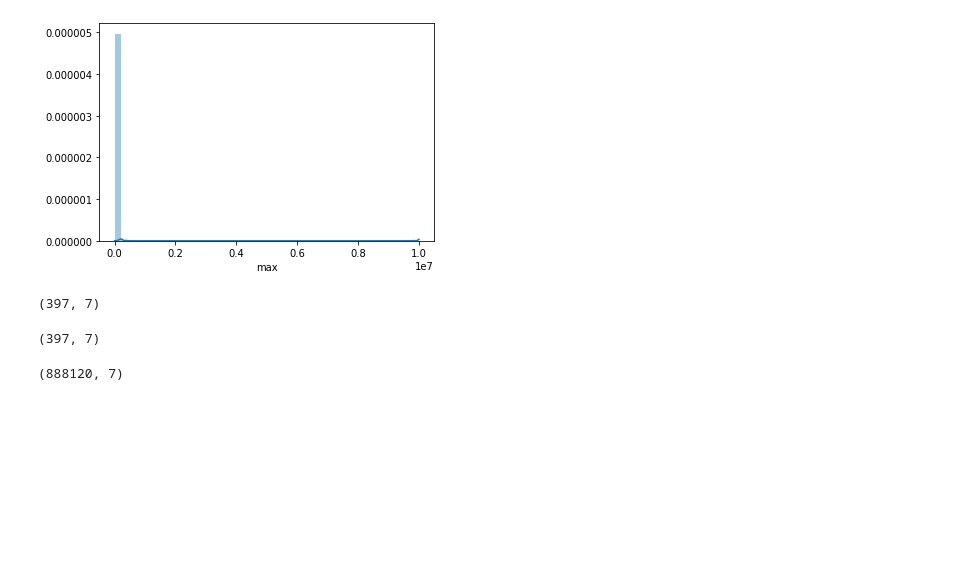
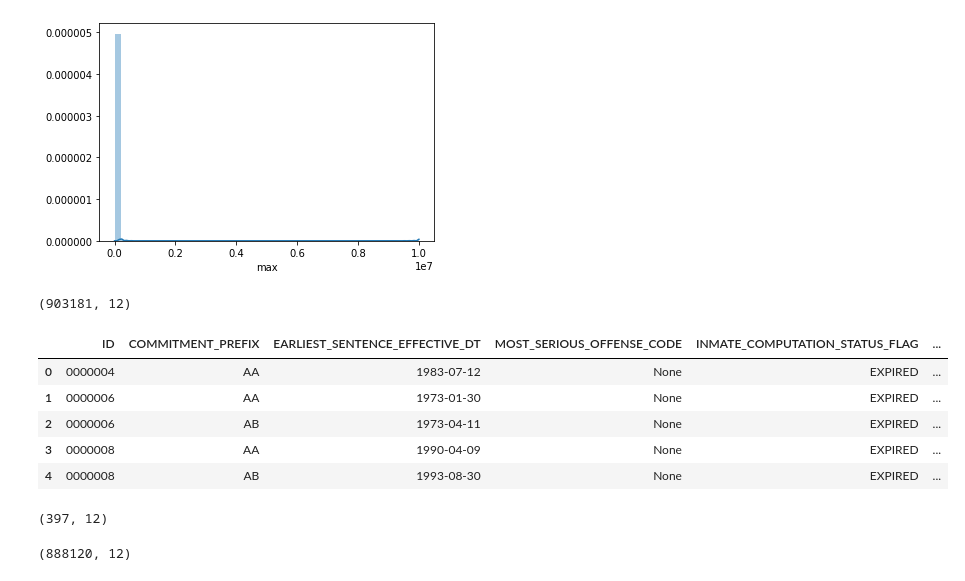
Before and after one commit to christi-liongson/covid_decarceration, a Jupyter notebook: files/build_dataset.ipynb, the cells around one changed output. Saved outputs shown, nothing was run; the diff lists cells and outputs as text; code cells hidden in the pictures; blank space fills up the shorter version.

Commit message:
added recidivism flag

```diff
--- a/files/build_dataset.ipynb
+++ b/files/build_dataset.ipynb
@@ -49,9 +49,23 @@ query_sentence_comp = '''
 
 sentence_compute_small = qd.query_db_notebook(conn,query_sentence_comp)
 
+
+query_inmt_profile = '''
+                    SELECT
+                        INMATE_DOC_NUMBER as ID,
+                        INMATE_RECORD_STATUS_CODE,
+                        INMATE_ADMIN_STATUS_CODE,
+                        DATE_OF_LAST_INMATE_MOVEMENT,
+                        TYPE_OF_LAST_INMATE_MOVEMENT,
+                        CURRENT_COMMITMENT_PREFIX
+                    FROM INMT4AA1;
+                    '''
+
+inmt_profile = qd.query_db_notebook(conn,query_inmt_profile)
 conn.close
 
 data = court_small.merge(sentence_compute_small, on=['ID','COMMITMENT_PREFIX'], how='outer')
+data = data.merge(inmt_profile, on=['ID'], how = 'left')
 
 stop = datetime.datetime.now()
 print("Time Elapsed:", stop - start)
@@ -385,11 +399,19 @@ merged = dataset_A.merge(dataset_B, how='inner', on=['ID', 'COMMITMENT_PREFIX'])
 
 # Figuring out which sentences never ended (e.g. life imprsonment) but are inactive
 # might be a bit harder...
-# %%
-data_weird_enddate = data[(data['END_DATE']=='0001-01-01') & (data['PROJ_END_DATE']=='0001-01-01') ]
-data_weird_enddate.shape
-# %% [output]
-(397, 7)
+# %%
+data.shape
+# %% [output]
+(903181, 12)
+# %%
+data.head()
+# %% [output]
+|  | ID | COMMITMENT_PREFIX | EARLIEST_SENTENCE_EFFECTIVE_DT | MOST_SERIOUS_OFFENSE_CODE | INMATE_COMPUTATION_STATUS_FLAG | ... |
+| 0 | 0000004 | AA | 1983-07-12 | None | EXPIRED | ... |
+| 1 | 0000006 | AA | 1973-01-30 | None | EXPIRED | ... |
+| 2 | 0000006 | AB | 1973-04-11 | None | EXPIRED | ... |
+| 3 | 0000008 | AA | 1990-04-09 | None | EXPIRED | ... |
+| 4 | 0000008 | AB | 1993-08-30 | None | EXPIRED | ... |
 # %%
 # Clean up dates in dataset A:
 # 1. replace end date with projected end date where END_DATE = 0001-01-01
@@ -403,7 +425,7 @@ data['END_DATE'].mask(data['END_DATE'] == '0001-01-01', data['PROJ_END_DATE'], i
 data_weird_enddate = data[(data['END_DATE']=='0001-01-01') ]
 data_weird_enddate.shape
 # %% [output]
-(397, 7)
+(397, 12)
 # %%
 # 2 and 3 and dropping those where the sentence is either only in court commitment or only in sentence comp
 data = data[data['END_DATE']!='0001-01-01']
@@ -412,4 +434,4 @@ data = data[data['END_DATE'].notna()]
 data = data[data['EARLIEST_SENTENCE_EFFECTIVE_DT'].notna()]
 data.shape
 # %% [output]
-(888120, 7)
+(888120, 12)
```
Also changed, not shown: parts of 31 cells of this notebook.
